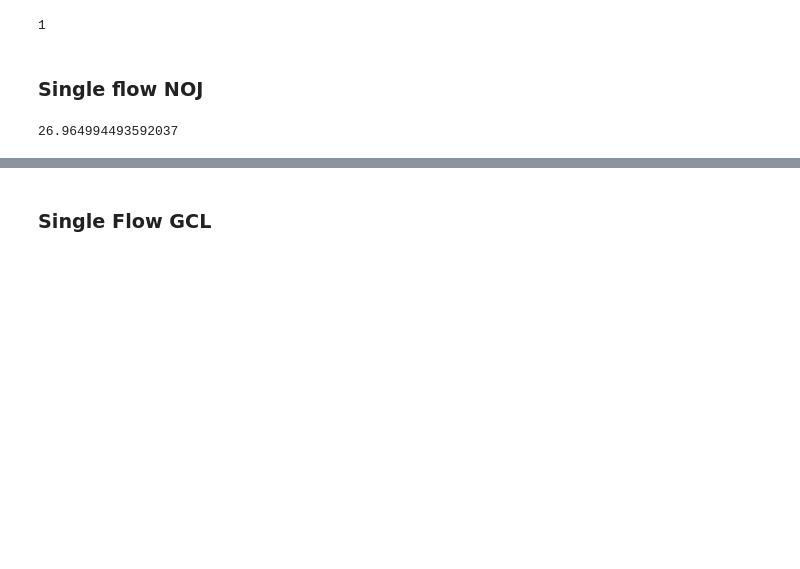
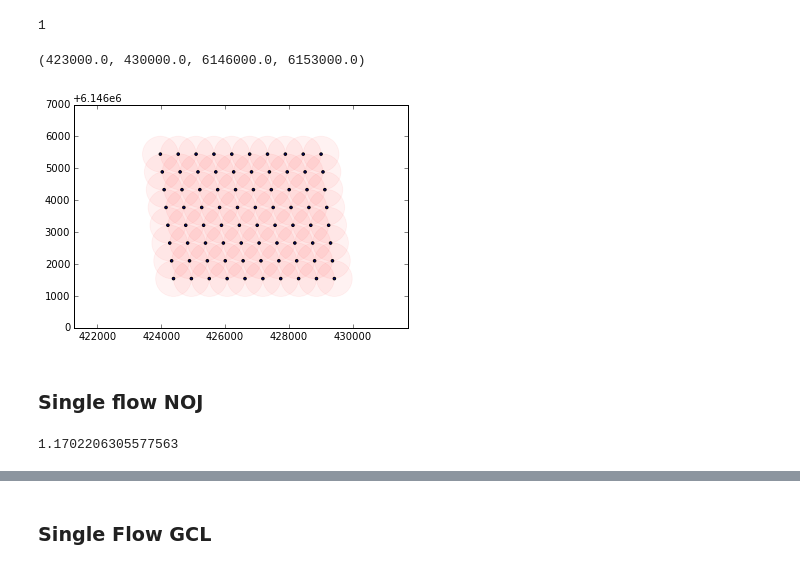
Before and after one commit to FUSED-Wind/FUSED-Wake, a Jupyter notebook: FortranWake/unittests/Untitled0.ipynb, the cells around one changed output, grey strips where cells are left out. Cells and saved outputs as stored; diff of their text form; code cells hidden in the pictures; blank space fills up the shorter version.

```diff
--- a/FortranWake/unittests/Untitled0.ipynb
+++ b/FortranWake/unittests/Untitled0.ipynb
@@ -21,0 +44,2 @@ FortranGCL.gcl?
+# %%
+df = pd.DataFrame([wt_layout.create_dict(n) for n in range(wt_layout.n_wt)])
@@ -22,12 +123,21 @@ FortranGCL.gcl?
+# %%
+fig = plt.figure()
+ax = fig.add_subplot(111)
+circles(df.x, df.y, s=7.*df.rotor_diameter, c='r', alpha=0.05,edgecolors='none',ax=ax)
+circles(df.x, df.y, s=df.rotor_diameter/2., c=df.power_rating,edgecolors='none',ax=ax)
+ax.axis('equal')
+# %% [output]
+(423000.0, 430000.0, 6146000.0, 6153000.0)
+[figure, added]
 # %% [markdown]
 ### Single flow NOJ
 # %%
-FNOJ_s = FusedFNOJ()
-FNOJ_s.wind_speed=8.0
-FNOJ_s.wind_direction = 270.0
-FNOJ_s.wake_expansion = 0.05
-FNOJ_s.wt_layout = wt_layout
-FNOJ_s.run()
-FNOJ_s.power/1e6
+NOJ_s = FusedFNOJ()
+NOJ_s.wind_speed=4.2#8.0
+NOJ_s.wind_direction = 270.0
+NOJ_s.wake_expansion = 0.05
+NOJ_s.wt_layout = wt_layout
+NOJ_s.run()
+NOJ_s.power/1e6
 # %% [output]
-26.964994493592037
+1.1702206305577563
```
Also changed, not shown: parts of 38 cells of this notebook, 5 other files.
